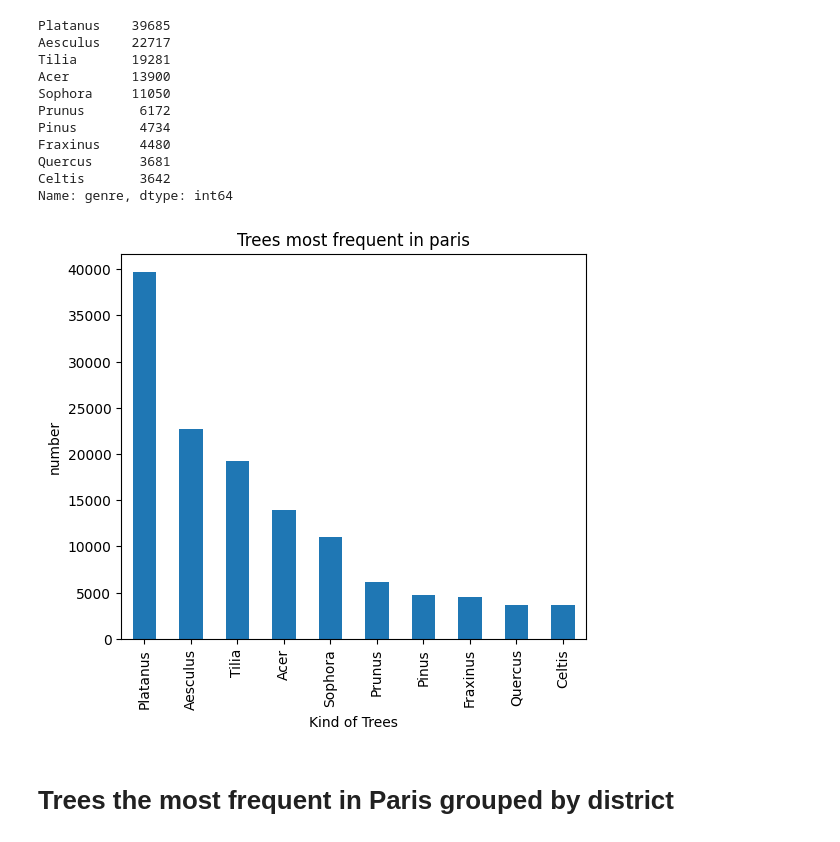
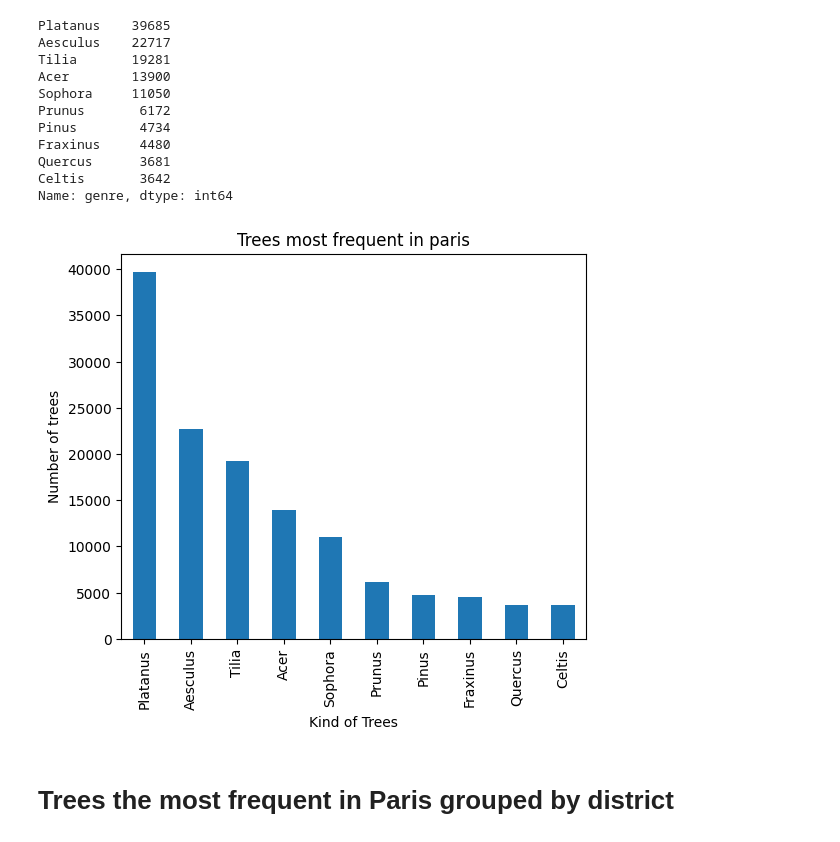
Before and after one commit to nasr-edine/univariate_analysis_python, a Jupyter notebook: notebooks/7_top_ten_tree.ipynb, the cells around one changed output. Drawn from its saved outputs; the diff is of its cells as text; code cells hidden in the pictures.

```diff
--- a/notebooks/7_top_ten_tree.ipynb
+++ b/notebooks/7_top_ten_tree.ipynb
@@ -53,10 +53,10 @@ Quercus      3681
 Celtis       3642
 Name: genre, dtype: int64
 # %%
-trees_most_frequent_in_paris.plot(kind='bar', title='Trees most frequent in paris', ylabel='number',
+trees_most_frequent_in_paris.plot(kind='bar', title='Trees most frequent in paris', ylabel='Number of trees',
          xlabel='Kind of Trees', figsize=(6, 5));
 # %% [output]
-[figure, old version]
+[figure, new version]
 # %% [markdown]
 # Trees the most frequent in Paris grouped by district
 # %%
```
Also changed, not shown: parts of 1 cell of this notebook.
